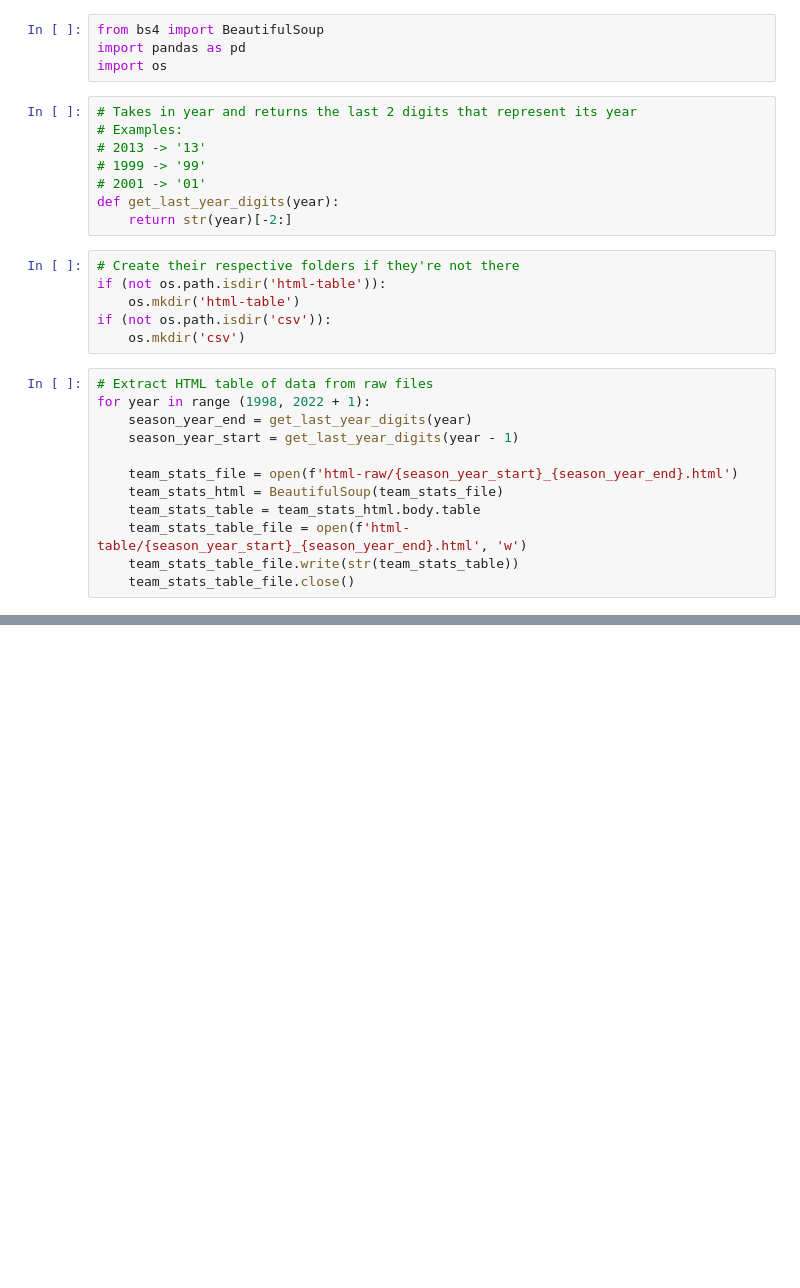
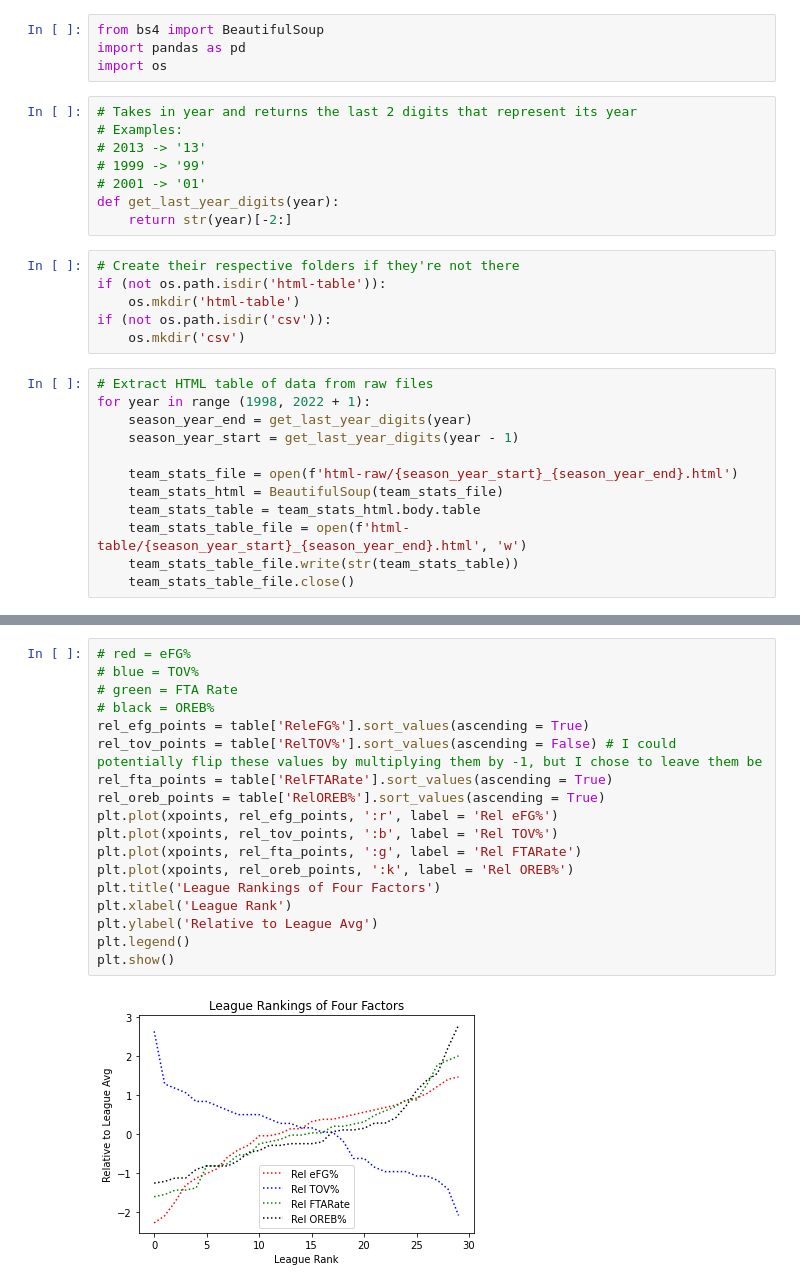
Before and after one commit to shrianshChari/nba-predict, a Jupyter notebook: getting_csv.ipynb, the cells around one changed output, grey strips where cells are left out. Drawn from its saved outputs; the diff is of its cells as text; blank space fills up the shorter version.

```diff
--- a/getting_csv.ipynb
+++ b/getting_csv.ipynb
@@ -58,0 +96,20 @@ print(table['FTARate'].mean())
+# %%
+# red = eFG%
+# blue = TOV%
+# green = FTA Rate
+# black = OREB%
+rel_efg_points = table['ReleFG%'].sort_values(ascending = True)
+rel_tov_points = table['RelTOV%'].sort_values(ascending = False) # I could potentially flip these values by multiplying them by -1, but I chose to leave them be
+rel_fta_points = table['RelFTARate'].sort_values(ascending = True)
+rel_oreb_points = table['RelOREB%'].sort_values(ascending = True)
+plt.plot(xpoints, rel_efg_points, ':r', label = 'Rel eFG%')
+plt.plot(xpoints, rel_tov_points, ':b', label = 'Rel TOV%')
+plt.plot(xpoints, rel_fta_points, ':g', label = 'Rel FTARate')
+plt.plot(xpoints, rel_oreb_points, ':k', label = 'Rel OREB%')
+plt.title('League Rankings of Four Factors')
+plt.xlabel('League Rank')
+plt.ylabel('Relative to League Avg')
+plt.legend()
+plt.show()
+# %% [output]
+[figure, added]
```
Also changed, not shown: parts of 3 cells of this notebook, 1 other file.
